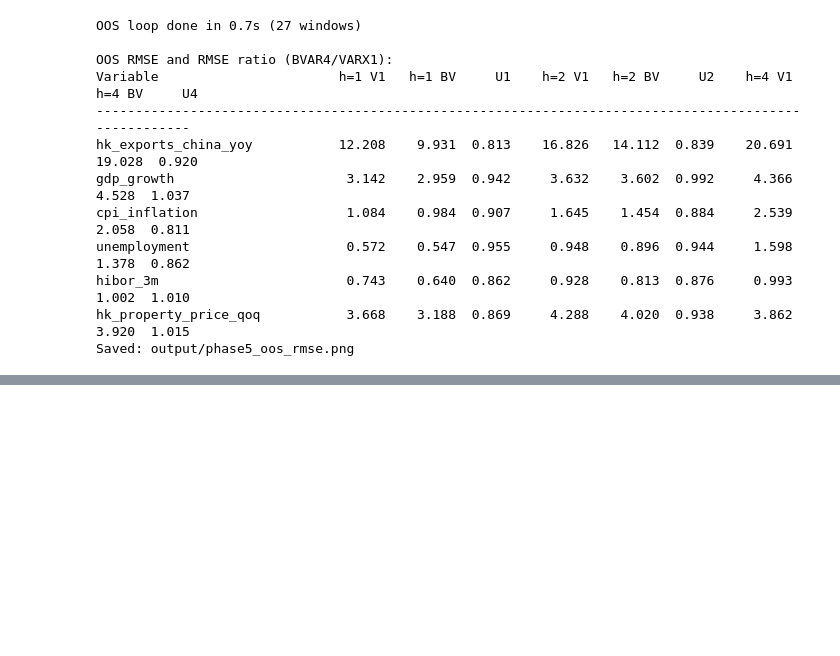
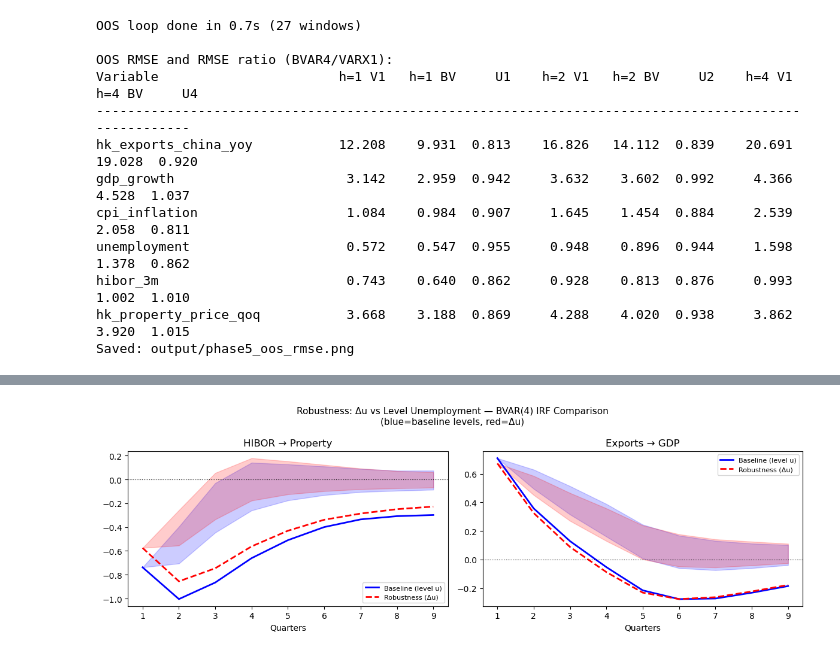
Before and after one commit to 4minutes-chung/Hong-Kong, a Jupyter notebook: HK_BVAR_Project.ipynb, the cells around one changed output, grey strips where cells are left out. Cells and saved outputs as stored; diff of their text form; code cells hidden in the pictures; blank space fills up the shorter version.

Commit message:
merge TEST2.ipynb phases 7-8 into HK_BVAR_Project.ipynb

```diff
--- a/HK_BVAR_Project.ipynb
+++ b/HK_BVAR_Project.ipynb
@@ -1920,0 +2027,84 @@ Saved: output/phase5_oos_rmse.png
+# %%
+import pandas as pd
+import numpy as np
+import matplotlib.pyplot as plt
+import warnings
+warnings.filterwarnings('ignore')
+from alexandria import MinnesotaBayesianVar
+
+# ── load data ──────────────────────────────────────────────────────────────────
+df = pd.read_csv("data/hk_macro_varx_ready.csv", parse_dates=["date"], index_col="date")
+
+endog_cols = ["hk_exports_china_yoy","gdp_growth","cpi_inflation",
+              "unemployment","hibor_3m","hk_property_price_qoq"]
+exog_cols  = ["us_ffr","china_gdp"]
+
+# ── baseline BVAR (unemployment in levels) ────────────────────────────────────
+bvar_base = MinnesotaBayesianVar(
+    endogenous=df[endog_cols].values,
+    exogenous=df[exog_cols].values,
+    lags=4, pi1=0.085, pi2=1.0, pi3=1.0,
+    credibility_level=0.90, iterations=5000
+)
+bvar_base.estimate()
+print("Baseline estimated")
+
+# ── robustness BVAR (unemployment → Δu) ───────────────────────────────────────
+df_du = df.copy()
+df_du["unemployment"] = df["unemployment"].diff()
+df_du = df_du.dropna()
+
+bvar_du = MinnesotaBayesianVar(
+    endogenous=df_du[endog_cols].values,
+    exogenous=df_du[exog_cols].values,
+    lags=4, pi1=0.085, pi2=1.0, pi3=1.0,
+    credibility_level=0.90, iterations=5000
+)
+bvar_du.estimate()
+print("Δu robustness estimated")
+
+# ── IRFs — shape: (n_response, n_impulse, h, 3) → 3=[lower,median,upper] ─────
+irf_base, _ = bvar_base.impulse_response_function(h=9, credibility_level=0.90)
+irf_du,   _ = bvar_du.impulse_response_function(h=9,   credibility_level=0.90)
+
+# variable index: 0=exports, 1=gdp, 2=cpi, 3=unemployment, 4=hibor, 5=property
+def get_bands(irf, impulse, response):
+    return irf[response, impulse, :, 1], irf[response, impulse, :, 0], irf[response, impulse, :, 2]
+
+h_ax = np.arange(1, 10)   # h=1..9
+
+channels = [
+    ("HIBOR → Property", 4, 5),
+    ("Exports → GDP",    0, 1),
+]
+
+fig, axes = plt.subplots(1, 2, figsize=(12, 4))
+fig.suptitle("Robustness: Δu vs Level Unemployment — BVAR(4) IRF Comparison\n(blue=baseline levels, red=Δu)", fontsize=11)
+
+for ax, (title, imp, resp) in zip(axes, channels):
+    med_b, lo_b, hi_b = get_bands(irf_base, imp, resp)
+    med_d, lo_d, hi_d = get_bands(irf_du,   imp, resp)
+
+    ax.fill_between(h_ax, lo_b, hi_b, alpha=0.2, color="blue")
+    ax.plot(h_ax, med_b, "b-",  linewidth=2, label="Baseline (level u)")
+    ax.fill_between(h_ax, lo_d, hi_d, alpha=0.2, color="red")
+    ax.plot(h_ax, med_d, "r--", linewidth=2, label="Robustness (Δu)")
+    ax.axhline(0, color="black", linewidth=0.8, linestyle=":")
+    ax.set_title(title)
+    ax.set_xlabel("Quarters")
+    ax.legend(fontsize=8)
+
+plt.tight_layout()
+plt.savefig("output/phase7_unemployment_robustness.png", dpi=150, bbox_inches="tight")
+plt.show()
+print("Saved: output/phase7_unemployment_robustness.png")
+
+# ── h=2 comparison table ──────────────────────────────────────────────────────
+print("\nIRF at h=2 (index 1):")
+print(f"{'Channel':<25} {'Base lo':>8} {'Base med':>10} {'Base hi':>8} | {'Δu lo':>8} {'Δu med':>8} {'Δu hi':>8} | {'Δmed':>7}")
+print("-"*90)
+for title, imp, resp in channels:
+    med_b, lo_b, hi_b = get_bands(irf_base, imp, resp)
+    med_d, lo_d, hi_d = get_bands(irf_du,   imp, resp)
+    print(f"{title:<25} {lo_b[1]:>8.3f} {med_b[1]:>10.3f} {hi_b[1]:>8.3f} | {lo_d[1]:>8.3f} {med_d[1]:>8.3f} {hi_d[1]:>8.3f} | {med_d[1]-med_b[1]:>7.3f}")
+# %% [output]
@@ -1920,0 +2113 @@ Saved: output/phase5_oos_rmse.png
+[figure, added]
```
Also changed, not shown: parts of 5 cells of this notebook.
